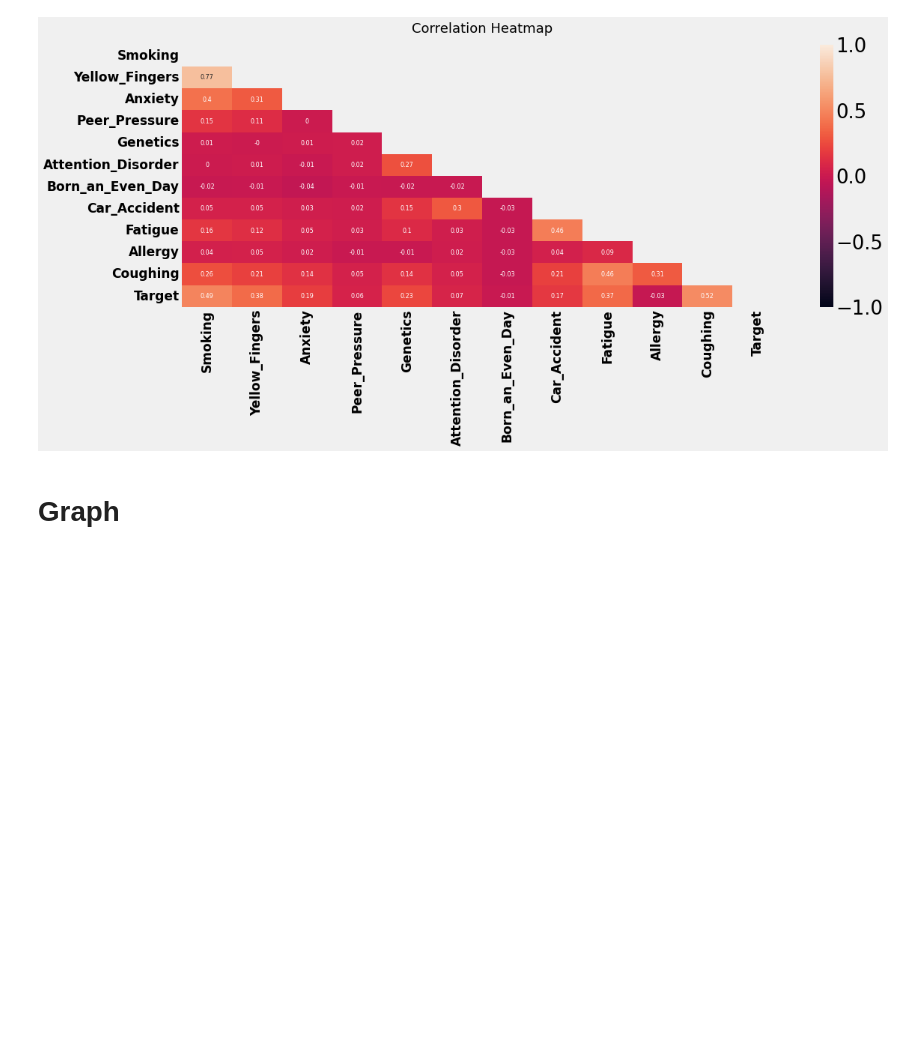
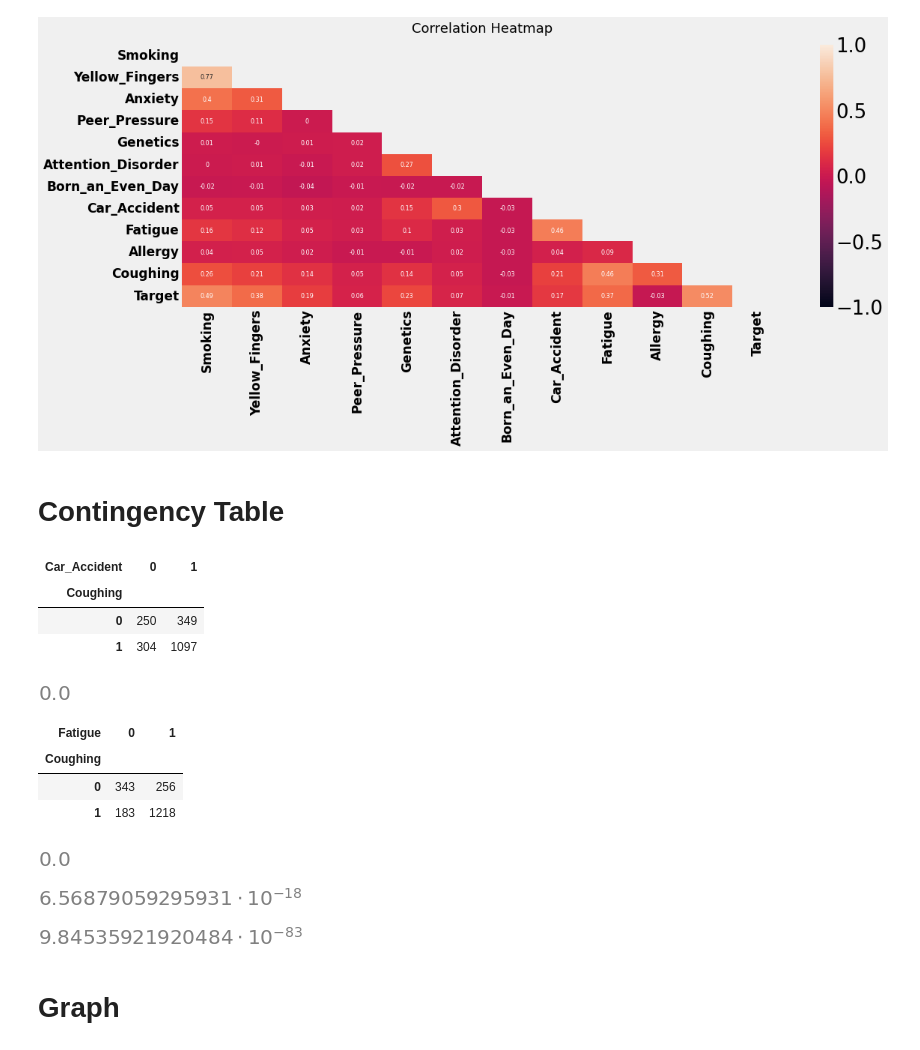
Before and after one commit to keerthybalan/CausalDS_LUCAS, a Jupyter notebook: EDA.ipynb, the cells around one changed output. Saved outputs shown, nothing was run; the diff lists cells and outputs as text; code cells hidden in the pictures; blank space fills up the shorter version.

```diff
--- a/EDA.ipynb
+++ b/EDA.ipynb
@@ -152,6 +152,51 @@ heatmap.set_title('Correlation Heatmap', fontdict={'fontsize':18}, pad=16)
 # %% [output]
 Text(0.5, 1.0, 'Correlation Heatmap')
 [figure]
+# %% [markdown]
+# Contingency Table
+# %%
+#create contingency table
+pd.crosstab(index=train['Coughing'], columns=train['Car_Accident'])
+# %% [output]
+| Car_Accident | 0 | 1 |
+| Coughing |  |  |
+| 0 | 250 | 349 |
+| 1 | 304 | 1097 |
+# %%
+from scipy.stats import fisher_exact
+oddsratio, pvalue = fisher_exact([[250, 349], [304, 1097]])
+round(pvalue,10)
+# %% [output]
+[figure, added]
+# %%
+#create contingency table
+pd.crosstab(index=train['Coughing'], columns=train['Fatigue'])
+# %% [output]
+| Fatigue | 0 | 1 |
+| Coughing |  |  |
+| 0 | 343 | 256 |
+| 1 | 183 | 1218 |
+# %%
+oddsratio, pvalue = fisher_exact([[343, 256], [183, 1218]])
+round(pvalue,10)
+# %% [output]
+[figure, added]
+# %%
+import scipy.stats as stats
+res = stats.barnard_exact([[250, 349], [304, 1097]])
+res.statistic
+
+res.pvalue
+# %% [output]
+[figure, added]
+# %%
+import scipy.stats as stats
+res = stats.barnard_exact([[343, 256], [183, 1218]])
+res.statistic
+
+res.pvalue
+# %% [output]
+[figure, added]
 # %% [markdown]
 # Graph
 # %%
```
Also changed, not shown: parts of 5 cells of this notebook.
